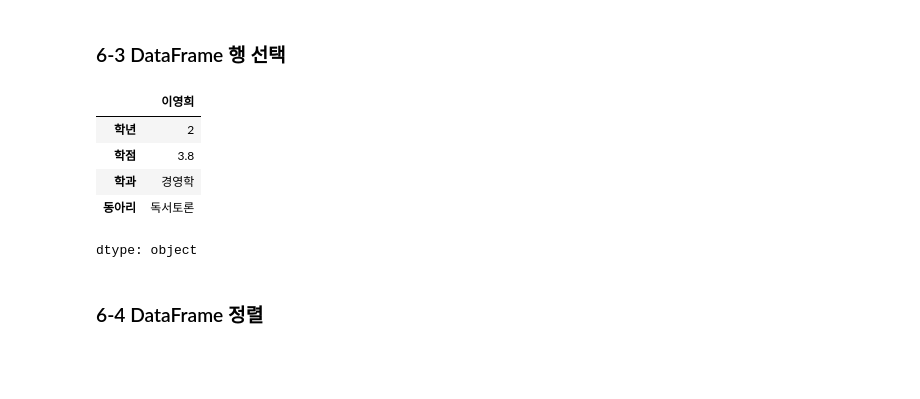
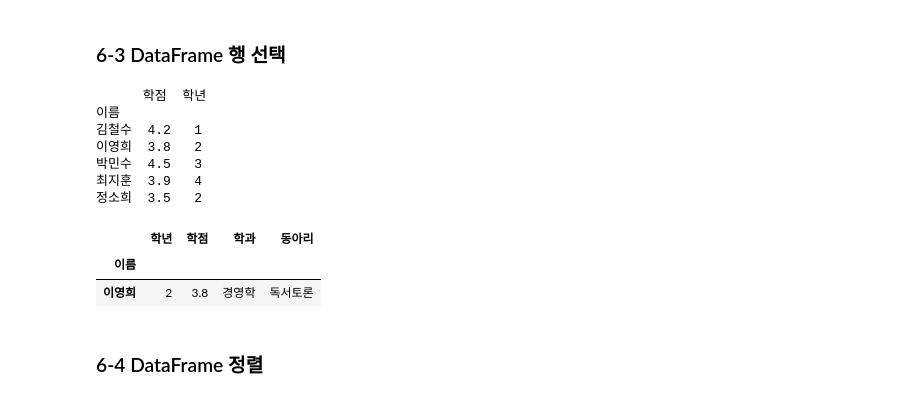
Before and after one commit to csisyoon-hui/Data-Analysis-with-Open-Source, a Jupyter notebook: 오픈소스_데이터_분석_6강.ipynb, the cells around one changed output. Saved outputs shown, nothing was run; the diff lists cells and outputs as text; code cells hidden in the pictures; blank space fills up the shorter version.

```diff
--- a/오픈소스_데이터_분석_6강.ipynb
+++ b/오픈소스_데이터_분석_6강.ipynb
@@ -78,36 +78,45 @@ df_rename
 # %%
 import pandas as pd
 
 data = {
     "이름": ["김철수", "이영희", "박민수", "최지훈", "정소희"],
     "학년": [1, 2, 3, 4, 2],
     "학점": [4.2, 3.8, 4.5, 3.9, 3.5],
     "학과": ["컴퓨터공학", "경영학", "전자공학", "의학", "심리학"],
     "동아리": ["프로그래밍", "독서토론", "로봇공학", "봉사활동", "음악감상"]
 }
 
 #DataFrame 인덱스 지정
 df = pd.DataFrame(data)
 df = df.set_index('이름')
 df
 
 #DataFrame 행 선택
 df.loc['김철수']
 df.loc[['김철수', '이영희']]
 df.loc['김철수' : '박민수']
 
 #DataFrame 위치 기반 행 선택
 df.iloc[1]
-
+df.iloc[[2,4]]
 
 #DataFrame 조건 기반 선택
+df.loc[[True, False, True, False, True]]
+print(df[['학점','학년']])
+df.loc[df['학점'] >= 4.0]
+df[df['학년'] == 2]
+df[(df['학년'] == 2) & (df['학점'] >= 3.7)]
 # %% [output]
+      학점  학년
+이름
+김철수  4.2   1
+이영희  3.8   2
+박민수  4.5   3
+최지훈  3.9   4
+정소희  3.5   2
-|  | 이영희 |
-| 학년 | 2 |
-| 학점 | 3.8 |
-| 학과 | 경영학 |
-| 동아리 | 독서토론 |
+|  | 학년 | 학점 | 학과 | 동아리 |
+| 이름 |  |  |  |  |
+| 이영희 | 2 | 3.8 | 경영학 | 독서토론 |
-dtype: object
 # %% [markdown]
 ### 6-4 DataFrame 정렬
 # %%
```
Also changed, not shown: parts of 5 cells of this notebook.
